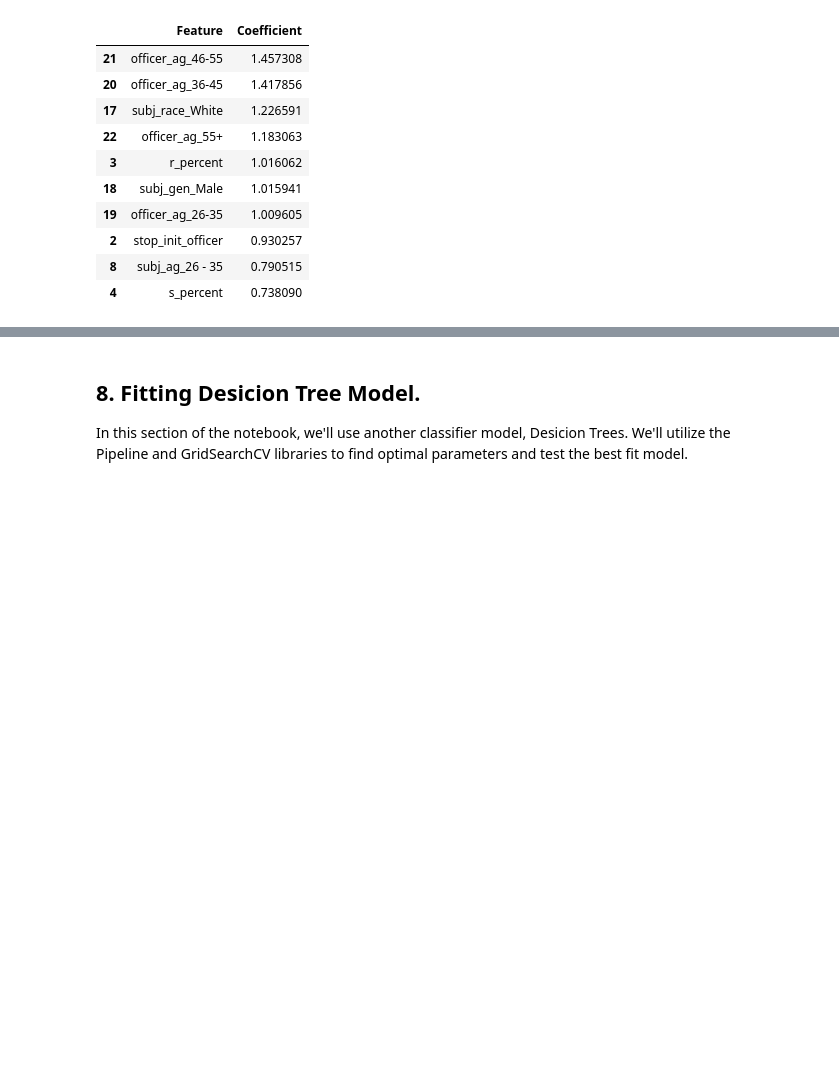
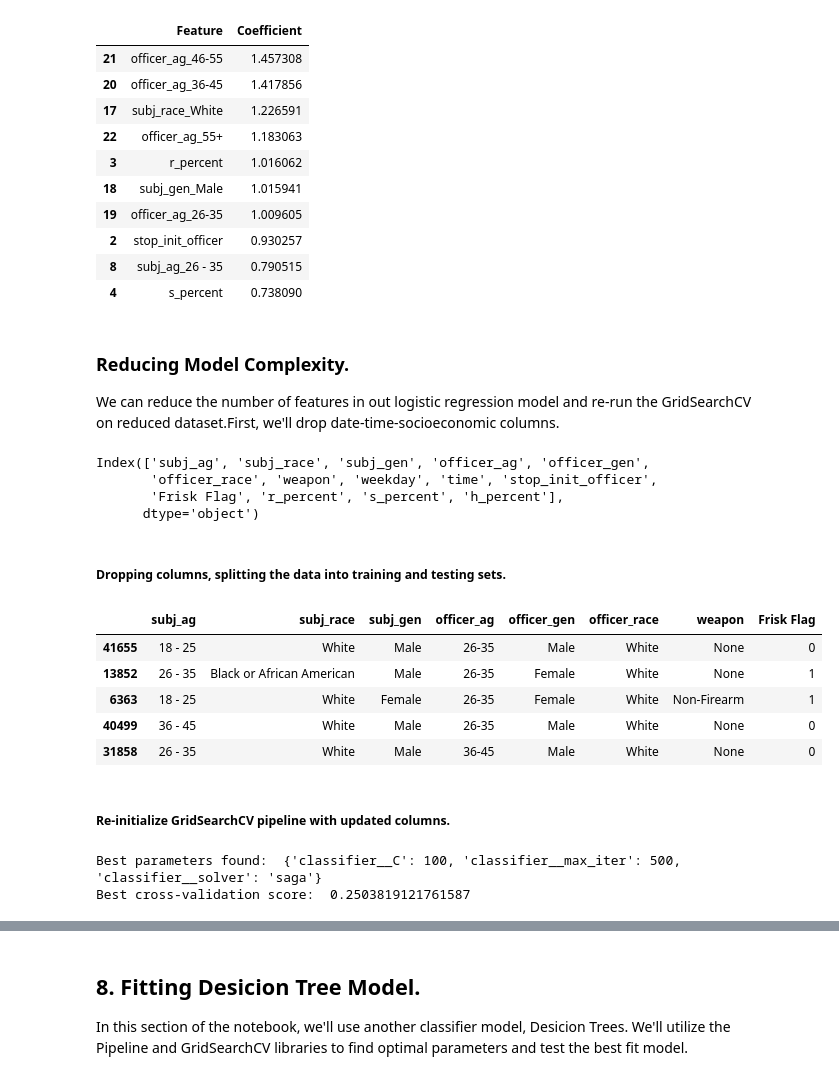
Before and after one commit to leksea/dsc-phase-3-project, a Jupyter notebook: Untitled.ipynb, the cells around one changed output, grey strips where cells are left out. Cells and saved outputs as stored; diff of their text form; code cells hidden in the pictures; blank space fills up the shorter version.

```diff
--- a/Untitled.ipynb
+++ b/Untitled.ipynb
@@ -1599,3 +1599,76 @@ Coefficients of the best fit model:
 | 2 | stop_init_officer | 0.930257 |
 | 8 | subj_ag_26 - 35 | 0.790515 |
 | 4 | s_percent | 0.738090 |
+# %% [markdown]
+### Reducing Model Complexity.
+
+We can reduce the number of features in out logistic regression model and re-run the GridSearchCV on reduced dataset.First, we'll drop date-time-socioeconomic columns.
+# %%
+X.columns
+# %% [output]
+Index(['subj_ag', 'subj_race', 'subj_gen', 'officer_ag', 'officer_gen',
+       'officer_race', 'weapon', 'weekday', 'time', 'stop_init_officer',
+       'Frisk Flag', 'r_percent', 's_percent', 'h_percent'],
+      dtype='object')
+# %% [markdown]
+##### Dropping columns, splitting the data into training and testing sets.
+# %%
+# columns to drop
+cols_to_drop = ['stop_init_officer','r_percent', 's_percent', 'h_percent', 'weekday', 'time']
+data_reduced = data.drop(columns=cols_to_drop_existing).copy()
+X_reduced = data_reduced.drop('Arrest Flag', axis=1)
+# split into train-test
+X1_train, X1_test, y_train, y_test = train_test_split(X_reduced, y, test_size=0.25, random_state=42)
+X1_train.head()
+# %% [output]
+|  | subj_ag | subj_race | subj_gen | officer_ag | officer_gen | officer_race | weapon | Frisk Flag |
+| 41655 | 18 - 25 | White | Male | 26-35 | Male | White | None | 0 |
+| 13852 | 26 - 35 | Black or African American | Male | 26-35 | Female | White | None | 1 |
+| 6363 | 18 - 25 | White | Female | 26-35 | Female | White | Non-Firearm | 1 |
+| 40499 | 36 - 45 | White | Male | 26-35 | Male | White | None | 0 |
+| 31858 | 26 - 35 | White | Male | 36-45 | Male | White | None | 0 |
+# %% [markdown]
+##### Re-initialize GridSearchCV pipeline with updated columns.
+# %%
+# update categorical and continuous columns
+categorical_columns_v2 = ['subj_ag', 'subj_race', 'subj_gen', \
+                       'officer_ag', 'officer_race', 'officer_gen', \
+                       'weapon']
+
+continuous_columns_v2 = ['Frisk Flag']
+
+# define the preprocessor with OneHotEncoder for categorical columns and StandardScaler for continuous columns
+preprocessor = ColumnTransformer(
+    transformers=[
+        ('cat', OneHotEncoder(sparse=False, drop='first'), categorical_columns_v2),
+        ('num', StandardScaler(), continuous_columns_v2)
+    ])
+
+# define the pipeline with SMOTE and Logistic Regression
+pipeline = ImbPipeline(steps=[
+    ('preprocessor', preprocessor),
+    ('smote', SMOTE(random_state=42)),
+    ('classifier', LogisticRegression(fit_intercept=True, penalty='l1', solver='saga', max_iter=1000))
+])
+
+# define the parameter grid
+param_grid = {
+    'classifier__C': [0.1, 1, 10, 100],  # Regularization strength
+    'classifier__max_iter': [500, 1000, 1500],  # Number of iterations
+    'classifier__solver': ['liblinear', 'saga']  # Solvers for Logistic Regression
+}
+
+# define the f1_scorer
+f1_scorer = make_scorer(f1_score)
+
+# initialize GridSearchCV
+grid_search_logreg_v2 = GridSearchCV(pipeline, param_grid, cv=5, scoring=f1_scorer)
+# fit the grid search to the data
+grid_search_logreg_v2.fit(X1_train, y_train)
+
+# print the best parameters and the best score
+print("Best parameters found: ", grid_search_logreg_v2.best_params_)
+print("Best cross-validation score: ", grid_search_logreg_v2.best_score_)
+# %% [output]
+Best parameters found:  {'classifier__C': 100, 'classifier__max_iter': 500, 'classifier__solver': 'saga'}
+Best cross-validation score:  0.2503819121761587
```
Also changed, not shown: parts of 8 cells of this notebook.
